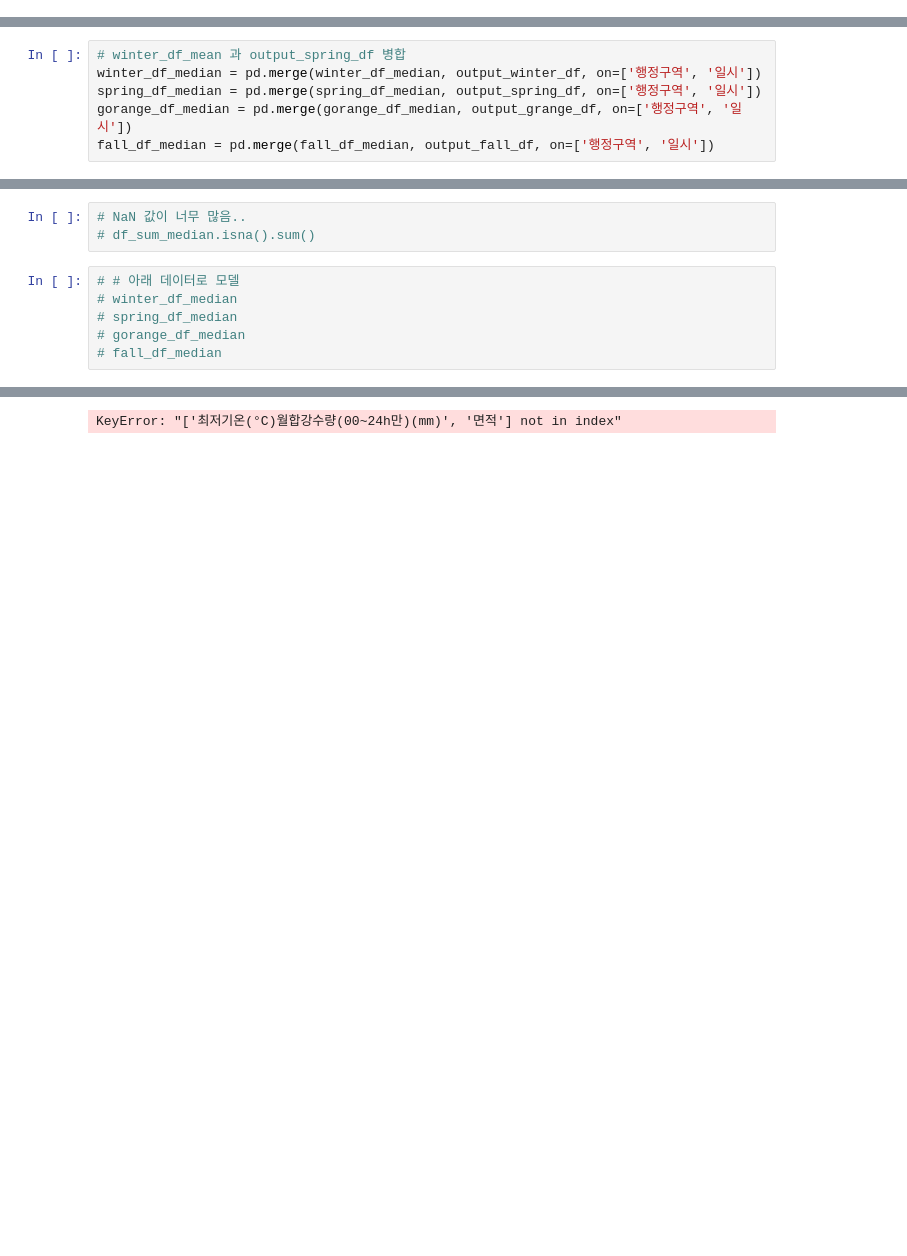
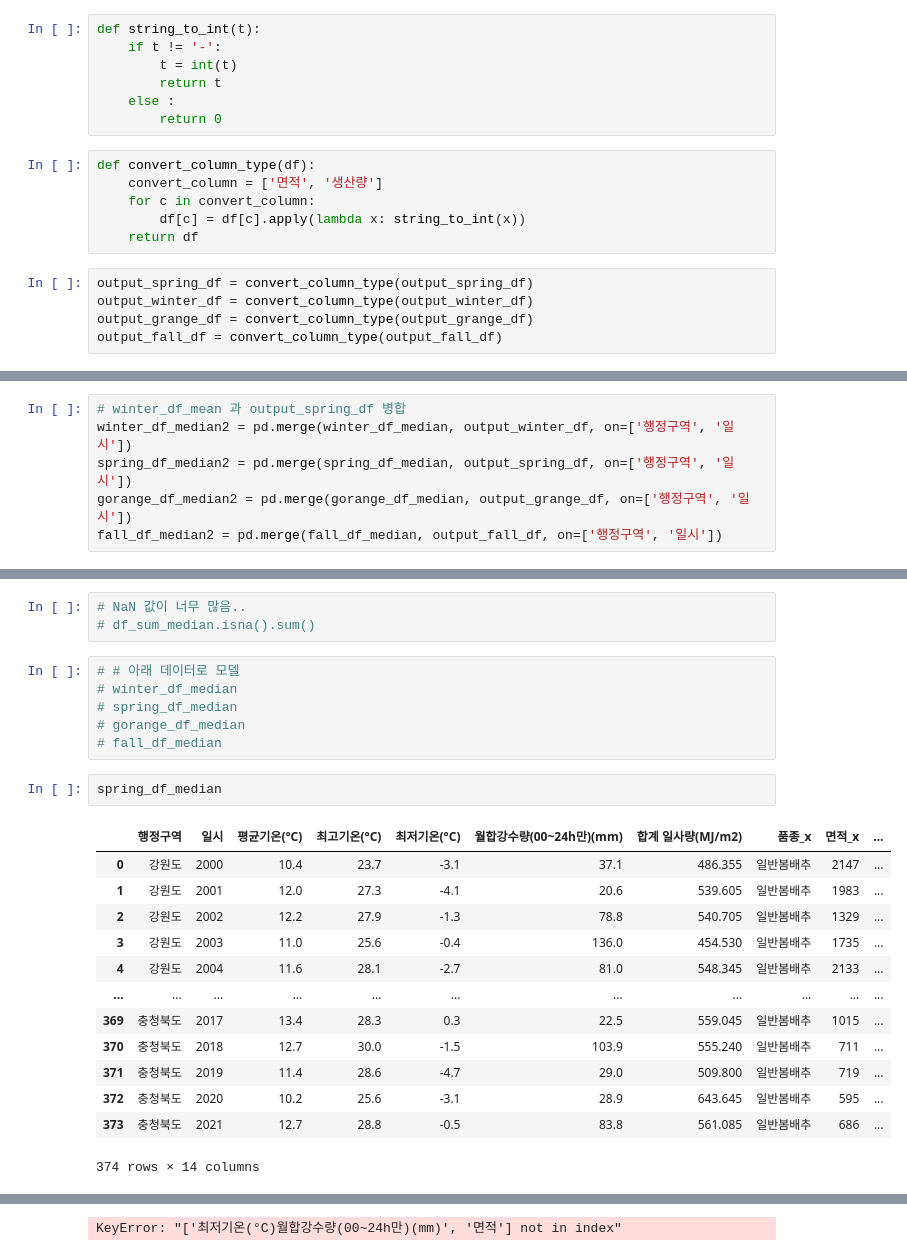
Before and after one commit to Kim-Hyunah/Final_Predict_Agricultural, a Jupyter notebook: preprocessing_weather_furoot_ha.ipynb, the cells around one changed output, grey strips where cells are left out. Saved outputs shown, nothing was run; the diff lists cells and outputs as text; blank space fills up the shorter version.

```diff
--- a/preprocessing_weather_furoot_ha.ipynb
+++ b/preprocessing_weather_furoot_ha.ipynb
@@ -466,0 +452,18 @@ output_fall_df
+# %%
+def string_to_int(t):
+    if t != '-':
+        t = int(t)
+        return t
+    else :
+        return 0
+# %%
+def convert_column_type(df):
+    convert_column = ['면적', '생산량']
+    for c in convert_column:
+        df[c] = df[c].apply(lambda x: string_to_int(x))
+    return df
+# %%
+output_spring_df = convert_column_type(output_spring_df)
+output_winter_df = convert_column_type(output_winter_df)
+output_grange_df = convert_column_type(output_grange_df)
+output_fall_df = convert_column_type(output_fall_df)
@@ -571,6 +677,6 @@ fall_df_median = fall_df_median.rename(columns={'년도':'일시'})
 # %%
 # winter_df_mean 과 output_spring_df 병합
-winter_df_median = pd.merge(winter_df_median, output_winter_df, on=['행정구역', '일시'])
-spring_df_median = pd.merge(spring_df_median, output_spring_df, on=['행정구역', '일시'])
-gorange_df_median = pd.merge(gorange_df_median, output_grange_df, on=['행정구역', '일시'])
-fall_df_median = pd.merge(fall_df_median, output_fall_df, on=['행정구역', '일시'])
+winter_df_median2 = pd.merge(winter_df_median, output_winter_df, on=['행정구역', '일시'])
+spring_df_median2 = pd.merge(spring_df_median, output_spring_df, on=['행정구역', '일시'])
+gorange_df_median2 = pd.merge(gorange_df_median, output_grange_df, on=['행정구역', '일시'])
+fall_df_median2 = pd.merge(fall_df_median, output_fall_df, on=['행정구역', '일시'])
@@ -634,6 +742,22 @@ fall_df_median = pd.merge(fall_df_median, output_fall_df, on=['행정구역', '
 # spring_df_median
 # gorange_df_median
 # fall_df_median
+# %%
+spring_df_median
+# %% [output]
+|  | 행정구역 | 일시 | 평균기온(°C) | 최고기온(°C) | 최저기온(°C) | 월합강수량(00~24h만)(mm) | 합계 일사량(MJ/m2) | 품종_x | 면적_x | ... |
+| 0 | 강원도 | 2000 | 10.4 | 23.7 | -3.1 | 37.1 | 486.355 | 일반봄배추 | 2147 | ... |
+| 1 | 강원도 | 2001 | 12.0 | 27.3 | -4.1 | 20.6 | 539.605 | 일반봄배추 | 1983 | ... |
+| 2 | 강원도 | 2002 | 12.2 | 27.9 | -1.3 | 78.8 | 540.705 | 일반봄배추 | 1329 | ... |
+| 3 | 강원도 | 2003 | 11.0 | 25.6 | -0.4 | 136.0 | 454.530 | 일반봄배추 | 1735 | ... |
+| 4 | 강원도 | 2004 | 11.6 | 28.1 | -2.7 | 81.0 | 548.345 | 일반봄배추 | 2133 | ... |
+| ... | ... | ... | ... | ... | ... | ... | ... | ... | ... | ... |
+| 369 | 충청북도 | 2017 | 13.4 | 28.3 | 0.3 | 22.5 | 559.045 | 일반봄배추 | 1015 | ... |
+| 370 | 충청북도 | 2018 | 12.7 | 30.0 | -1.5 | 103.9 | 555.240 | 일반봄배추 | 711 | ... |
+| 371 | 충청북도 | 2019 | 11.4 | 28.6 | -4.7 | 29.0 | 509.800 | 일반봄배추 | 719 | ... |
+| 372 | 충청북도 | 2020 | 10.2 | 25.6 | -3.1 | 28.9 | 643.645 | 일반봄배추 | 595 | ... |
+| 373 | 충청북도 | 2021 | 12.7 | 28.8 | -0.5 | 83.8 | 561.085 | 일반봄배추 | 686 | ... |
+374 rows × 14 columns
 # %%
 x = spring_df_median[['평균기온(°C)', '최고기온(°C)', '최저기온(°C)', '월합강수량(00~24h만)(mm)', '합계 일사량(MJ/m2)', '면적']]
 y = spring_df_median[['생산량']]
```
Also changed, not shown: parts of 23 cells of this notebook, 1 other file.
